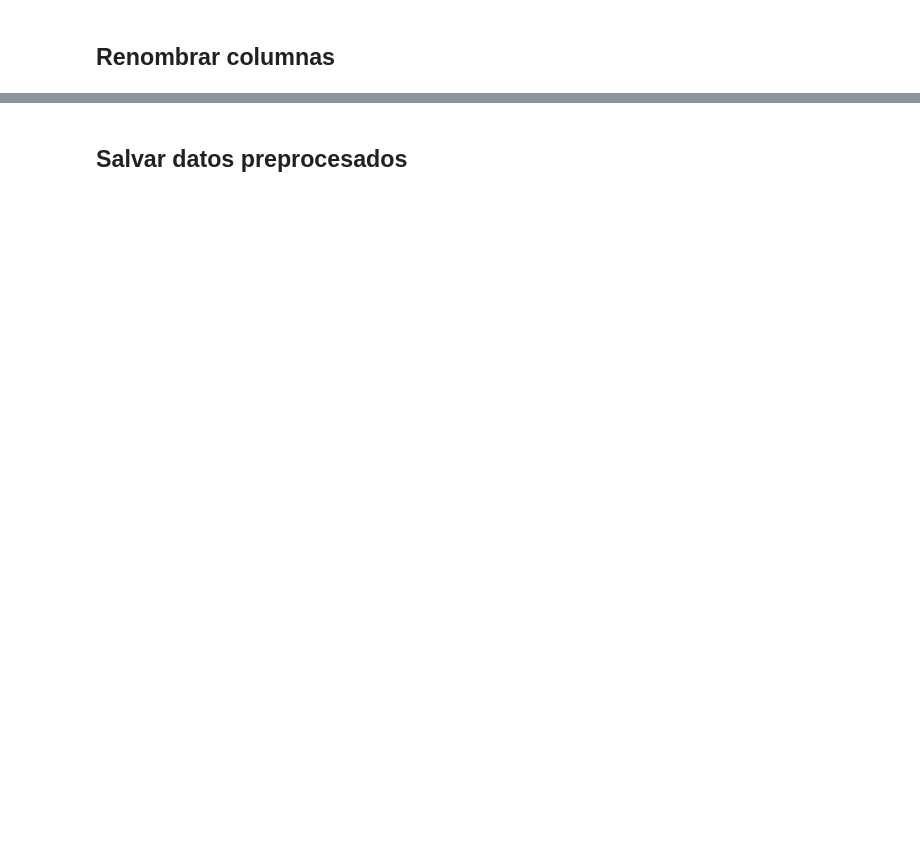
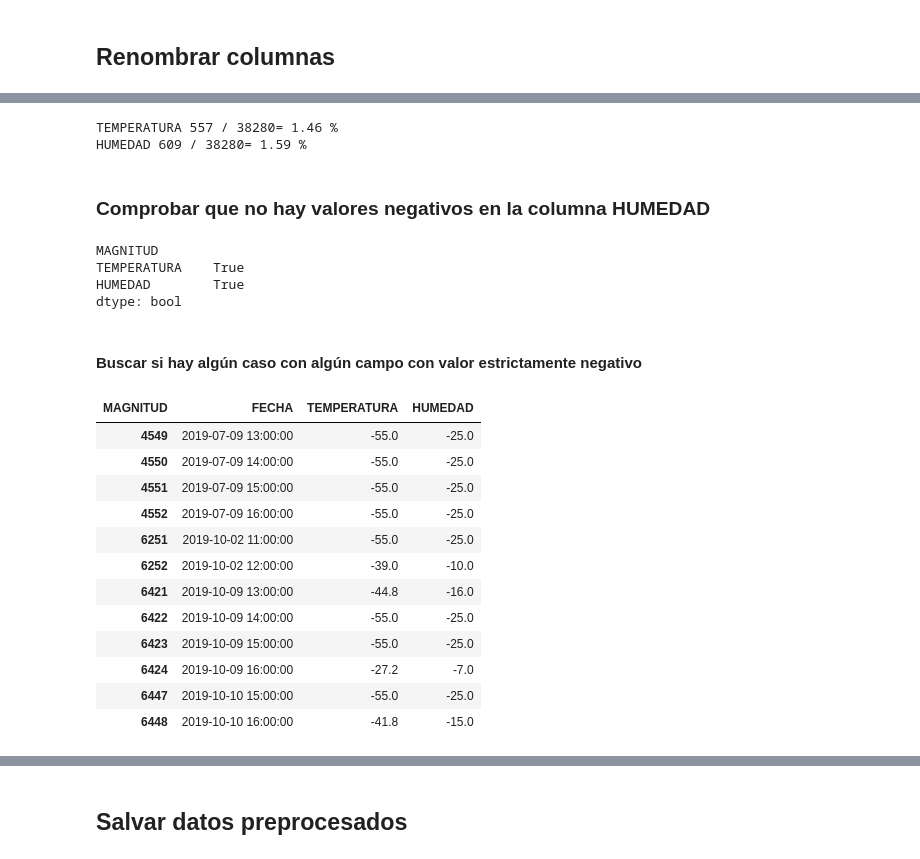
Before and after one commit to EmmaMontalban/grupo1_analisis, a Jupyter notebook: notebooks/0.2.Creaccion_columnas_metereologia.ipynb, the cells around one changed output, grey strips where cells are left out. Saved outputs shown, nothing was run; the diff lists cells and outputs as text; code cells hidden in the pictures; blank space fills up the shorter version.

```diff
--- a/notebooks/0.2.Creaccion_columnas_metereologia.ipynb
+++ b/notebooks/0.2.Creaccion_columnas_metereologia.ipynb
@@ -40,0 +161,3 @@ df_meteo.shape
+# %%
+data.loc[data['VERIFICADO'] != 'V', ['DATO']] = np.nan
+data.loc[data['VERIFICADO'] != 'V'].head(2)
@@ -40,0 +170,3 @@ df_meteo.shape
+# %%
+data = data.drop('VERIFICADO', axis=1)
+data.info()
@@ -40,0 +191,3 @@ df_meteo.shape
+# %%
+data = data.set_index(['FECHA','MAGNITUD'])['DATO'].unstack(level=-1).reset_index().rename_axis(None)
+data.head(2)
@@ -108,0 +200,3 @@ VEL_VIENTO 2160 / 8737= 24.72 %
+# %%
+data = data.rename(columns={83: 'TEMPERATURA', 86: 'HUMEDAD'}, copy = False, errors = 'raise')
+data.head(2)
@@ -108,0 +212,7 @@ VEL_VIENTO 2160 / 8737= 24.72 %
+# %%
+calc_missing(data)
+# %% [output]
+TEMPERATURA 557 / 38280= 1.46 %
+HUMEDAD 609 / 38280= 1.59 %
+# %% [markdown]
+### Comprobar que no hay valores negativos en la columna HUMEDAD
@@ -108,0 +222,27 @@ VEL_VIENTO 2160 / 8737= 24.72 %
+# %%
+# buscamos si hay algún caso con algún campo con valor estrictamente negativo donde no debería
+(datos < 0).any()
+# %% [output]
+MAGNITUD
+TEMPERATURA    True
+HUMEDAD        True
+dtype: bool
+# %% [markdown]
+#### Buscar si hay algún caso con algún campo con valor estrictamente negativo
+# %%
+humedad_neg_idx = data['HUMEDAD'] < 0
+data[humedad_neg_idx]
+# %% [output]
+| MAGNITUD | FECHA | TEMPERATURA | HUMEDAD |
+| 4549 | 2019-07-09 13:00:00 | -55.0 | -25.0 |
+| 4550 | 2019-07-09 14:00:00 | -55.0 | -25.0 |
+| 4551 | 2019-07-09 15:00:00 | -55.0 | -25.0 |
+| 4552 | 2019-07-09 16:00:00 | -55.0 | -25.0 |
+| 6251 | 2019-10-02 11:00:00 | -55.0 | -25.0 |
+| 6252 | 2019-10-02 12:00:00 | -39.0 | -10.0 |
+| 6421 | 2019-10-09 13:00:00 | -44.8 | -16.0 |
+| 6422 | 2019-10-09 14:00:00 | -55.0 | -25.0 |
+| 6423 | 2019-10-09 15:00:00 | -55.0 | -25.0 |
+| 6424 | 2019-10-09 16:00:00 | -27.2 | -7.0 |
+| 6447 | 2019-10-10 15:00:00 | -55.0 | -25.0 |
+| 6448 | 2019-10-10 16:00:00 | -41.8 | -15.0 |
```
Also changed, not shown: parts of 43 cells of this notebook.
